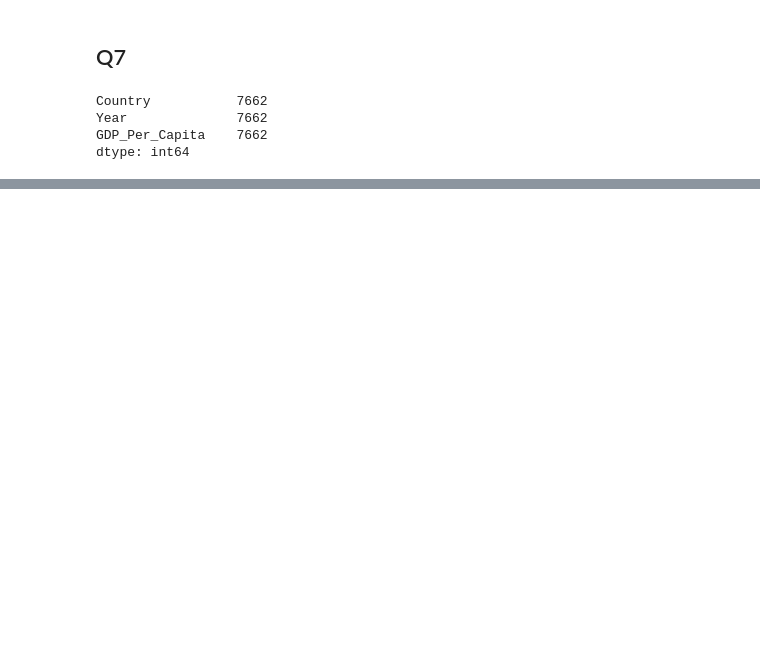
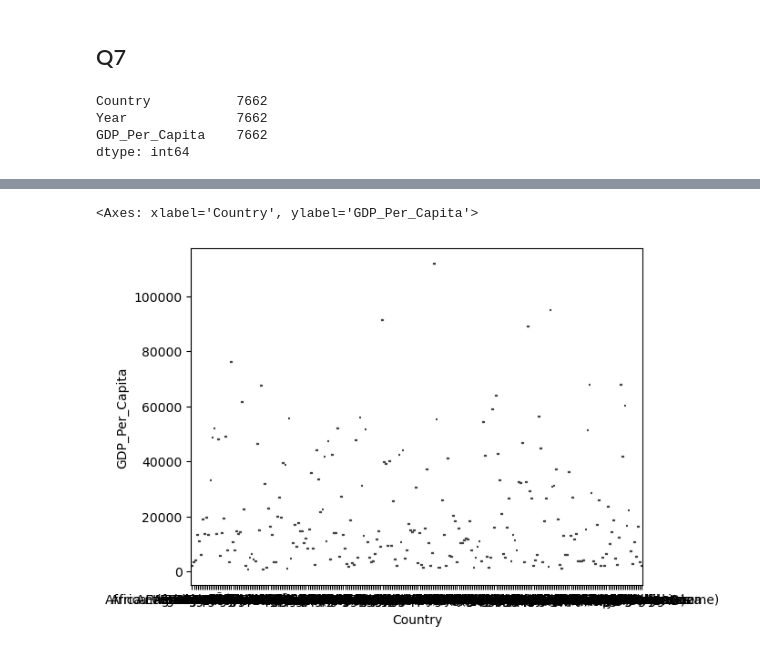
Before and after one commit to NSS-Data-Analytics-Cohort-11/undata-larissaemma, a Jupyter notebook: notebook/UN_data_DA11.ipynb, the cells around one changed output, grey strips where cells are left out. Saved outputs shown, nothing was run; the diff lists cells and outputs as text; code cells hidden in the pictures; blank space fills up the shorter version.

```diff
--- a/notebook/UN_data_DA11.ipynb
+++ b/notebook/UN_data_DA11.ipynb
@@ -90,0 +170,5 @@ dtype: int64
+# %%
+sns.boxplot( x=gdp_2020["Country"], y=gdp_2020["GDP_Per_Capita"] )
+# %% [output]
+<Axes: xlabel='Country', ylabel='GDP_Per_Capita'>
+[figure, added]
```
Also changed, not shown: parts of 19 cells of this notebook.
